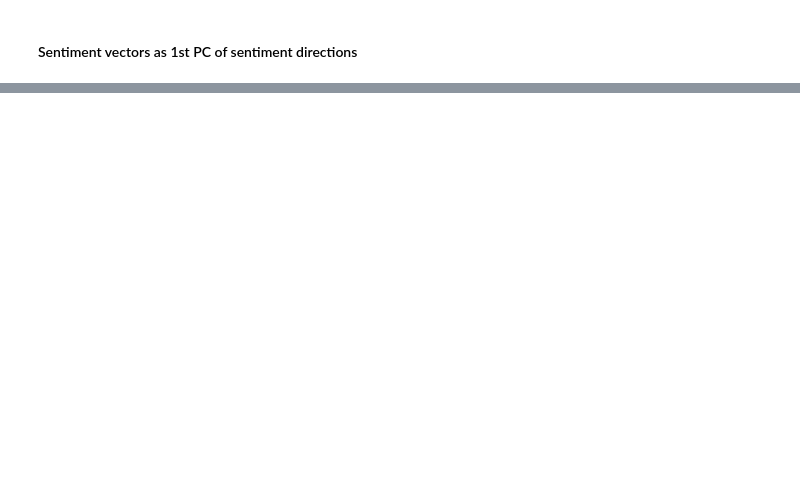
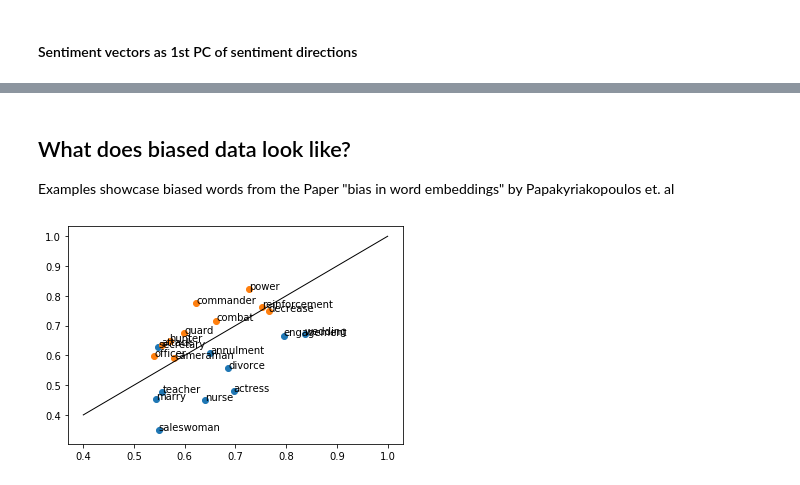
Before and after one commit to flono/BiasInWordEmbeddings, a Jupyter notebook: WordEmbeddings.ipynb, the cells around one changed output, grey strips where cells are left out. Saved outputs shown, nothing was run; the diff lists cells and outputs as text; code cells hidden in the pictures; blank space fills up the shorter version.

```diff
--- a/WordEmbeddings.ipynb
+++ b/WordEmbeddings.ipynb
@@ -495,0 +557,32 @@ KeyboardInterrupt:
+# %% [markdown]
+## What does biased data look like?
+Examples showcase biased words from the Paper "bias in word embeddings" by Papakyriakopoulos et. al
+# %%
+# bias as distances to the words "he" and "she"
+# words that have a greater distance to "he" than to "she" (and vice versa) are biased
+# the distance measure "euclidean" produces similar results
+
+professions = ["secretary", "doctor", "nurse", "teacher", "officer", "hunter", "commander"]
+manly_words = "Reinforcement Attack Combat Power Decrease Officer Hunter Commander Guard Cameraman".lower().split(" ")
+womanly_words = "Nurse Secretary Teacher Saleswoman Actress Wedding Divorce Annulment Engagement Marry".lower().split(" ")
+
+
+dist_he = np.array([spatial.distance.cosine(embeddings_dict["he"], embeddings_dict[word]) for word in womanly_words])
+dist_she = np.array([spatial.distance.cosine(embeddings_dict["she"], embeddings_dict[word]) for word in womanly_words])
+fig = plt.scatter(dist_he, dist_she)
+
+for i, name in enumerate(womanly_words):
+    plt.annotate(name, (dist_he[i], dist_she[i]))
+plt.plot([0.4,1], [0.4,1], 'k-', lw=1)
+
+dist_he = np.array([spatial.distance.cosine(embeddings_dict["he"], embeddings_dict[word]) for word in manly_words])
+dist_she = np.array([spatial.distance.cosine(embeddings_dict["she"], embeddings_dict[word]) for word in manly_words])
+fig = plt.scatter(dist_he, dist_she)
+for i, name in enumerate(manly_words):
+    plt.annotate(name, (dist_he[i], dist_she[i]))
+#plt.plot([5.5,8], [5.5,8], 'k-', lw=1)
+
+# womanly words are closer to the she - he vector
+# manly words are closer to the he - she vector
+# %% [output]
+[figure, added]
```
Also changed, not shown: parts of 38 cells of this notebook, 6 other files.
